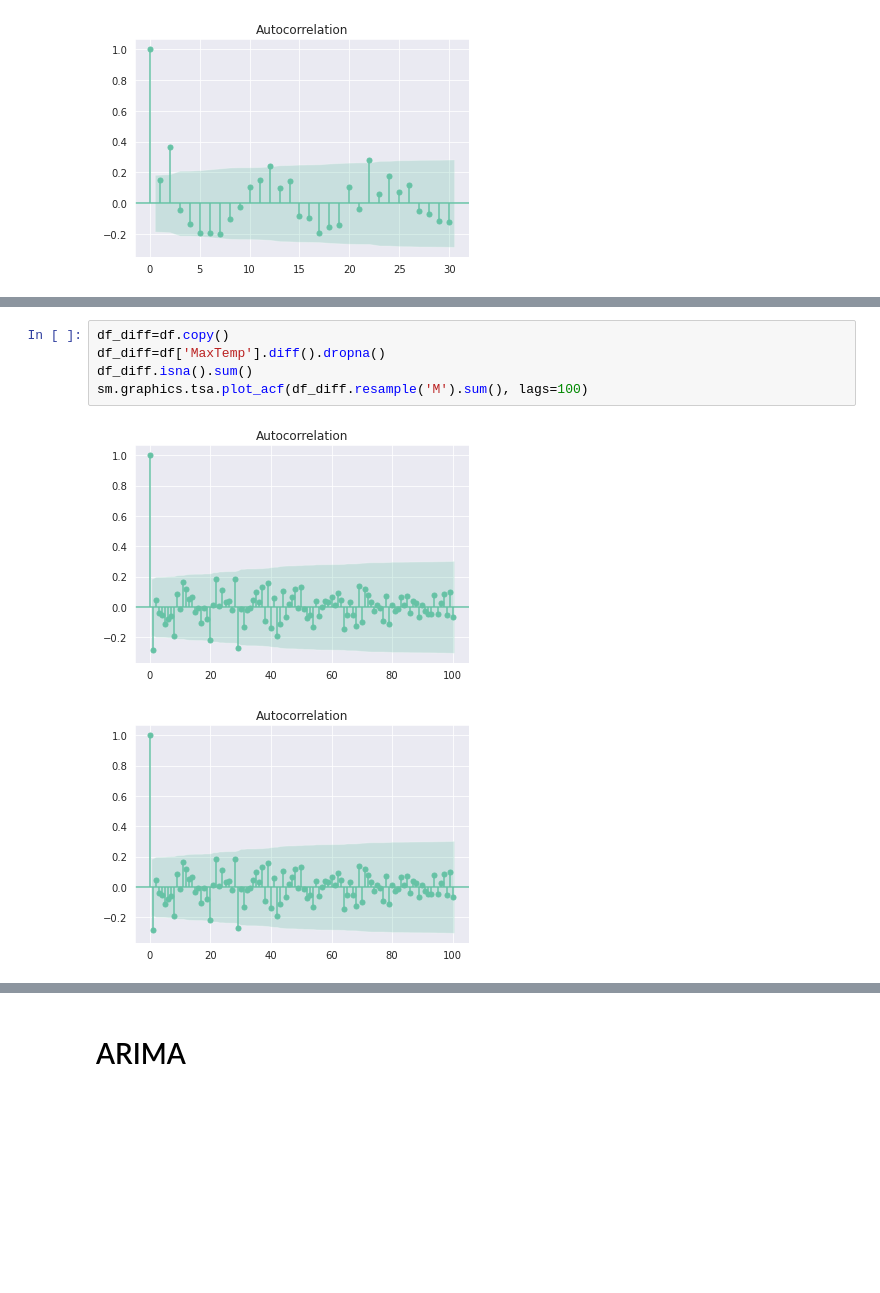
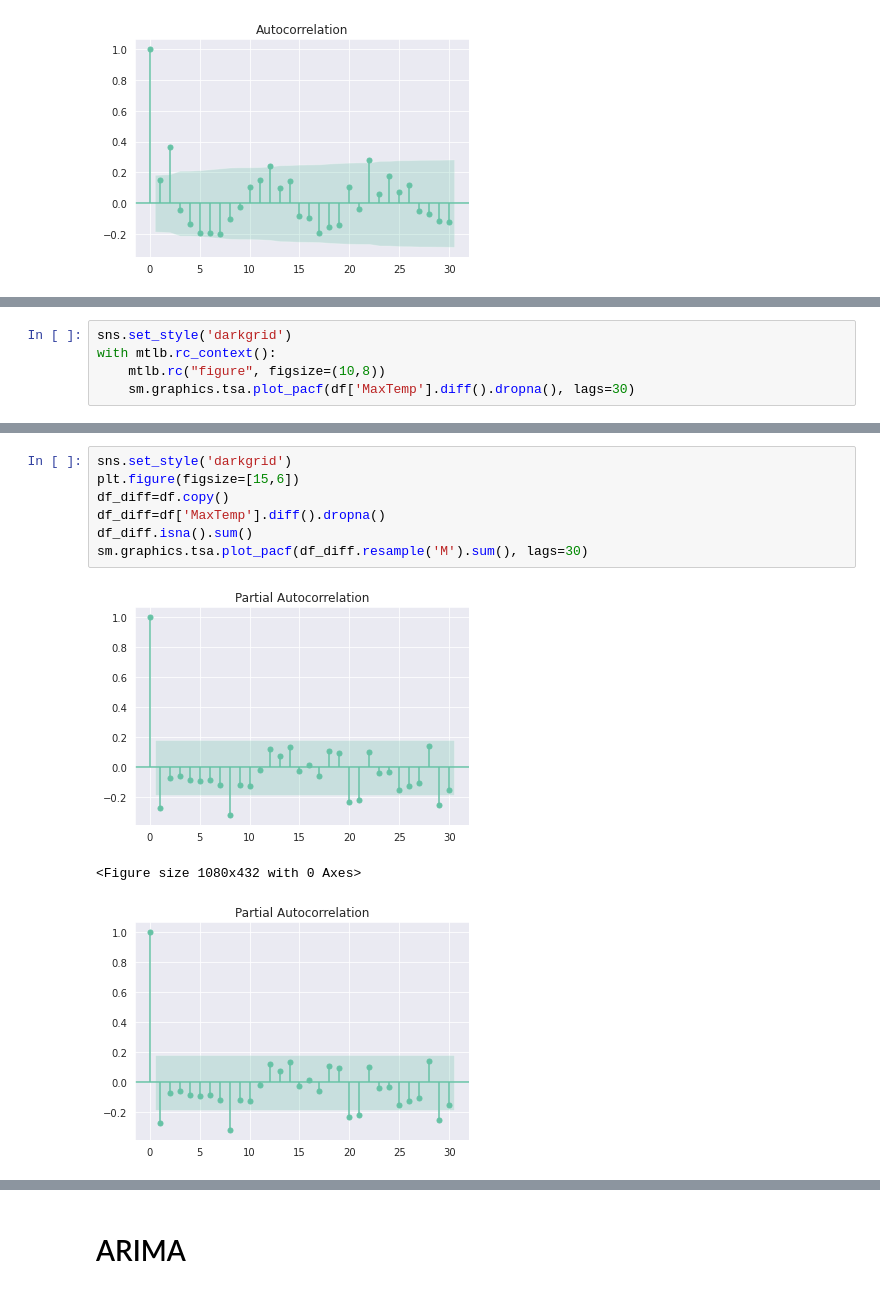
Before and after one commit to jopagel/Australian-weather, a Jupyter notebook: ARIMA.ipynb, the cells around one changed output, grey strips where cells are left out. Drawn from its saved outputs; the diff is of its cells as text; blank space fills up the shorter version.

```diff
--- a/ARIMA.ipynb
+++ b/ARIMA.ipynb
@@ -128,0 +124,5 @@ df_des.plot()
+# %%
+sns.set_style('darkgrid')
+with mtlb.rc_context():
+    mtlb.rc("figure", figsize=(10,8))
+    sm.graphics.tsa.plot_pacf(df['MaxTemp'].diff().dropna(), lags=30)
@@ -129,11 +131,14 @@ df_des.plot()
 # %%
+sns.set_style('darkgrid')
+plt.figure(figsize=[15,6])
 df_diff=df.copy()
 df_diff=df['MaxTemp'].diff().dropna()
 df_diff.isna().sum()
-sm.graphics.tsa.plot_acf(df_diff.resample('M').sum(), lags=100)
+sm.graphics.tsa.plot_pacf(df_diff.resample('M').sum(), lags=30)
 # %% [output]
-[figure, old version]
+[figure, new version]
+<Figure size 1080x432 with 0 Axes>
-[figure, old version]
+[figure, new version]
 # %%
 df_diff.plot()
 # %% [output]
```
Also changed, not shown: parts of 31 cells of this notebook.
